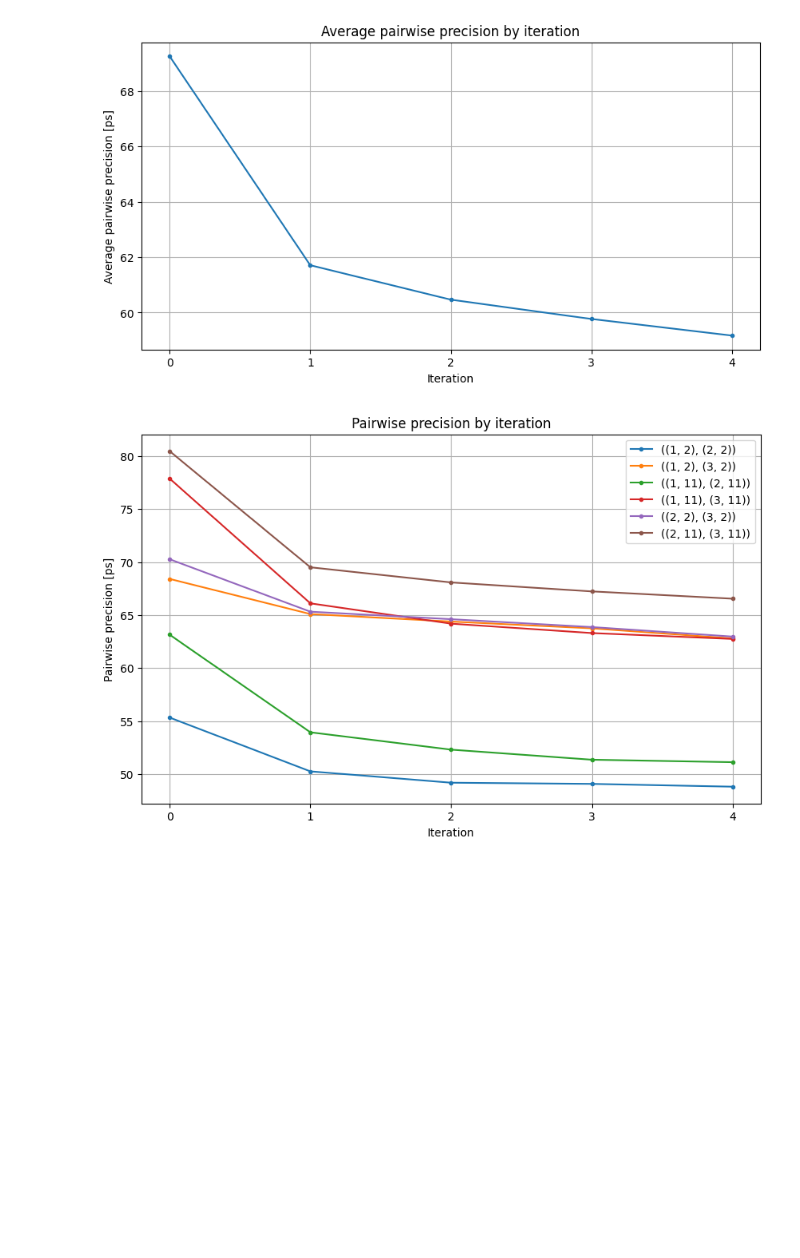
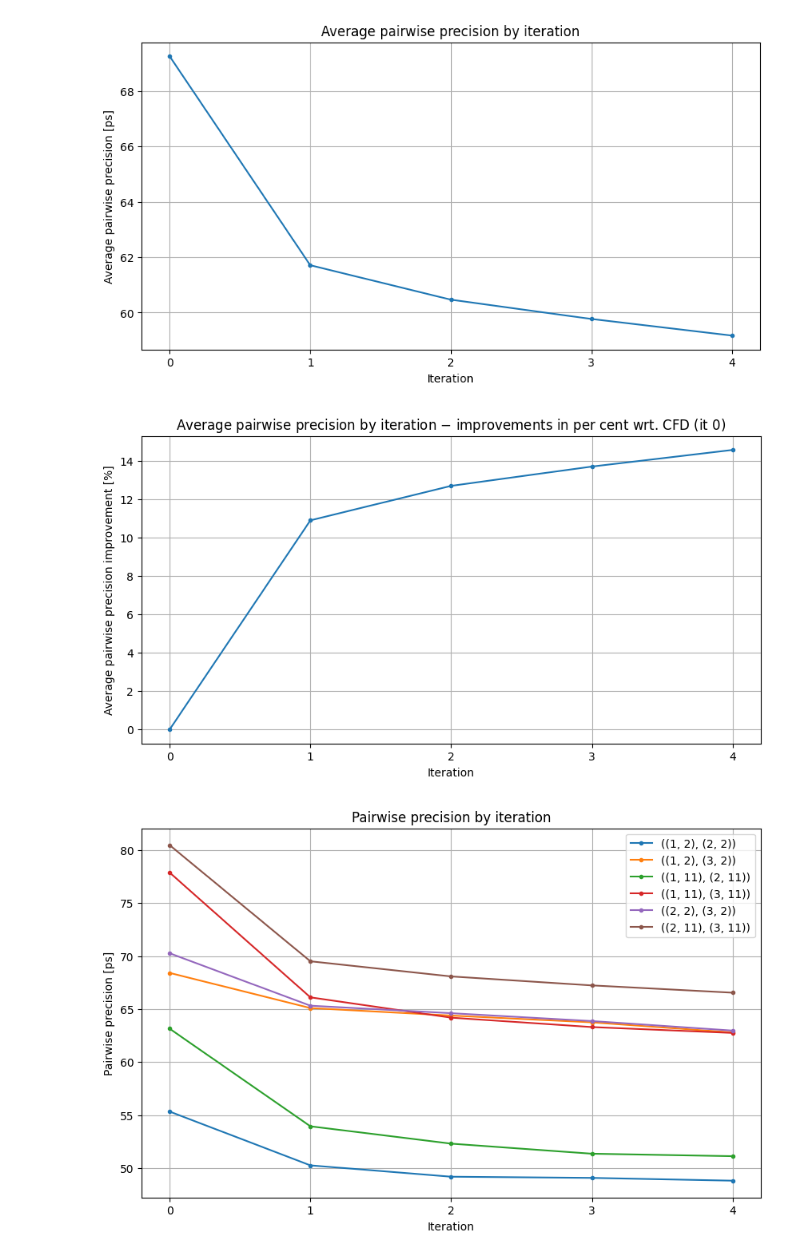
Before and after one commit to MatiXOfficial/pps-timing-ml, a Jupyter notebook: notebooks/neural_networks/iterative_train_improve/iti_experiments.ipynb, the cells around one changed output. Saved outputs shown, nothing was run; the diff lists cells and outputs as text; code cells hidden in the pictures; blank space fills up the shorter version.

Commit message:
Percent improvements

```diff
--- a/notebooks/neural_networks/iterative_train_improve/iti_experiments.ipynb
+++ b/notebooks/neural_networks/iterative_train_improve/iti_experiments.ipynb
@@ -479,6 +479,19 @@ plt.grid()
 plt.show()
 # %% [output]
 [figure]
+# %%
+plt.figure(figsize=(10, 5))
+percent_improvements = np.array(list(avg_pairwise_prec_by_it.values()))
+percent_improvements = (1 - (percent_improvements / percent_improvements[0])) * 100
+plt.plot(avg_pairwise_prec_by_it.keys(), percent_improvements, marker='.')
+plt.xticks(list(avg_pairwise_prec_by_it.keys()))
+plt.title('Average pairwise precision by iteration $-$ improvements in per cent wrt. CFD (it 0)')
+plt.xlabel('Iteration')
+plt.ylabel('Average pairwise precision improvement [%]')
+plt.grid()
+plt.show()
+# %% [output]
+[figure, added]
 # %%
 plt.figure(figsize=(10, 6))
 
```
Also changed, not shown: parts of 8 cells of this notebook.
